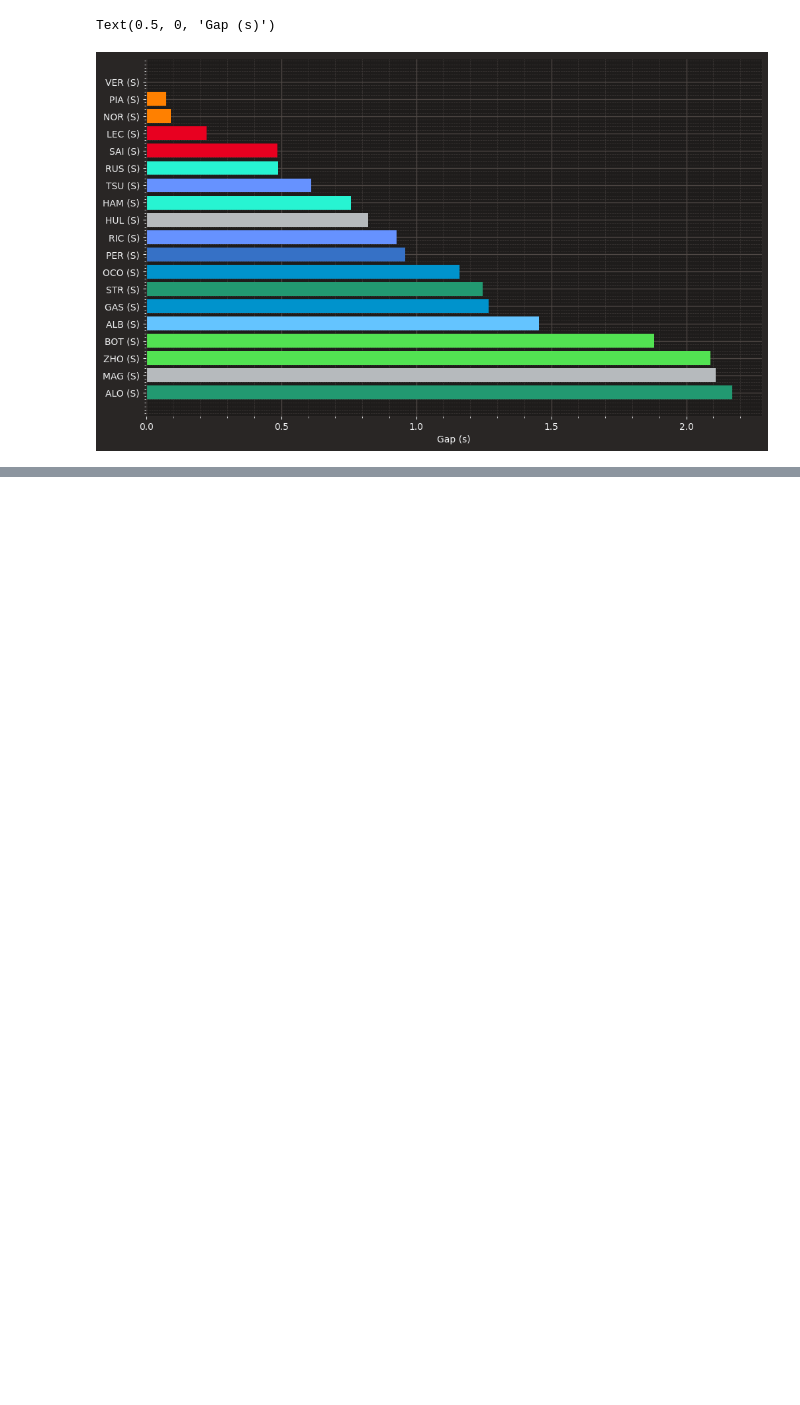
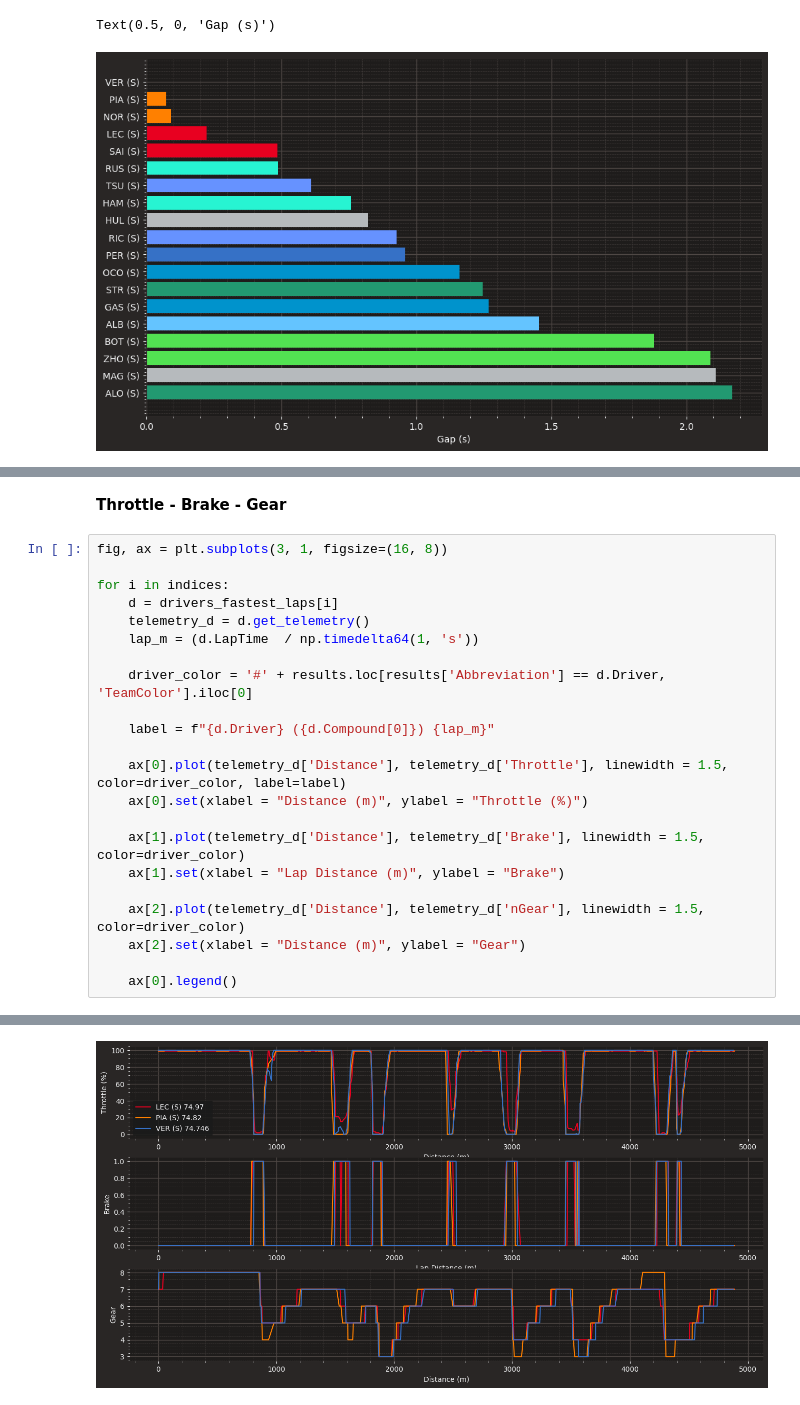
Before and after one commit to luk3luca/f1DataAnalysis, a Jupyter notebook: test.ipynb, the cells around one changed output, grey strips where cells are left out. Saved outputs shown, nothing was run; the diff lists cells and outputs as text; blank space fills up the shorter version.

```diff
--- a/test.ipynb
+++ b/test.ipynb
@@ -644,0 +808,25 @@ Text(0.5, 0, 'Gap (s)')
+# %% [markdown]
+<b>Throttle - Brake - Gear</b>
+# %%
+fig, ax = plt.subplots(3, 1, figsize=(16, 8))
+
+for i in indices:
+    d = drivers_fastest_laps[i]
+    telemetry_d = d.get_telemetry()
+    lap_m = (d.LapTime  / np.timedelta64(1, 's'))
+
+    driver_color = '#' + results.loc[results['Abbreviation'] == d.Driver, 'TeamColor'].iloc[0]
+
+    label = f"{d.Driver} ({d.Compound[0]}) {lap_m}"
+
+    ax[0].plot(telemetry_d['Distance'], telemetry_d['Throttle'], linewidth = 1.5, color=driver_color, label=label)
+    ax[0].set(xlabel = "Distance (m)", ylabel = "Throttle (%)")
+
+    ax[1].plot(telemetry_d['Distance'], telemetry_d['Brake'], linewidth = 1.5, color=driver_color)
+    ax[1].set(xlabel = "Lap Distance (m)", ylabel = "Brake")
+
+    ax[2].plot(telemetry_d['Distance'], telemetry_d['nGear'], linewidth = 1.5, color=driver_color)
+    ax[2].set(xlabel = "Distance (m)", ylabel = "Gear")
+
+    ax[0].legend()
+# %% [output]
@@ -644,0 +842 @@ Text(0.5, 0, 'Gap (s)')
+[figure, added]
```
Also changed, not shown: parts of 33 cells of this notebook, 1 other file.
